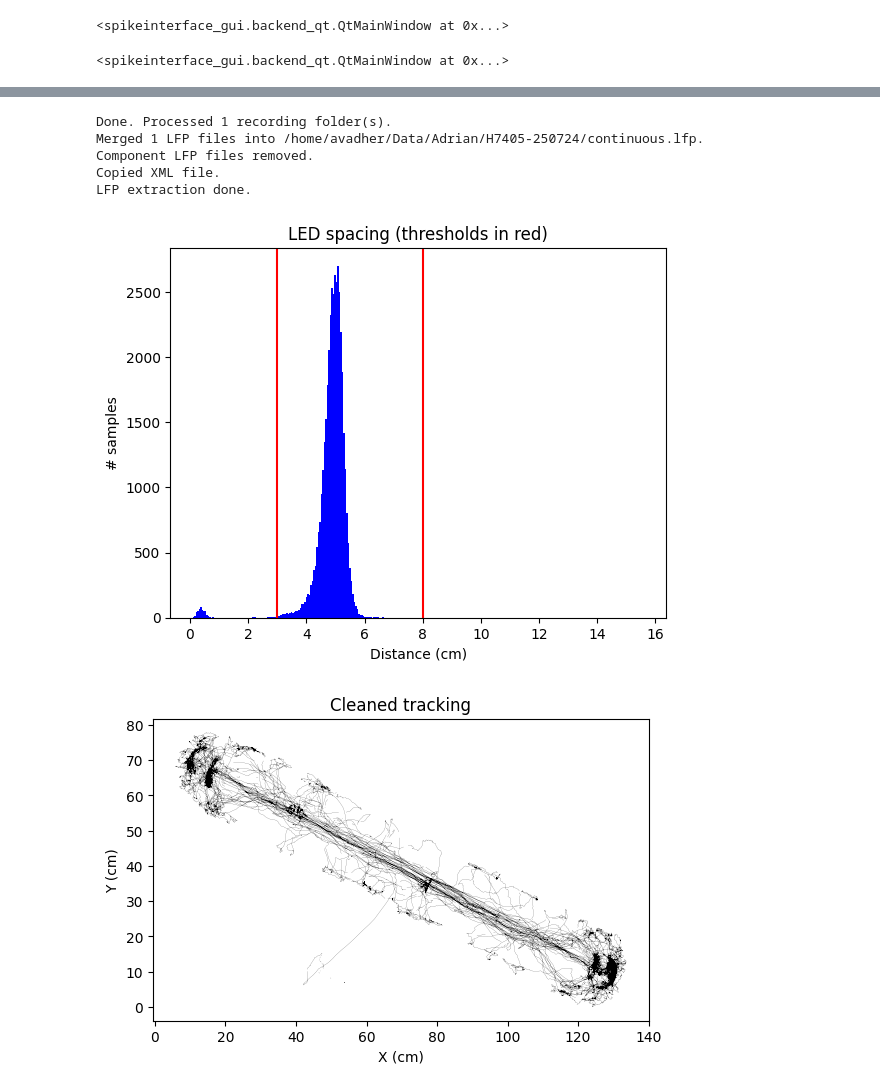
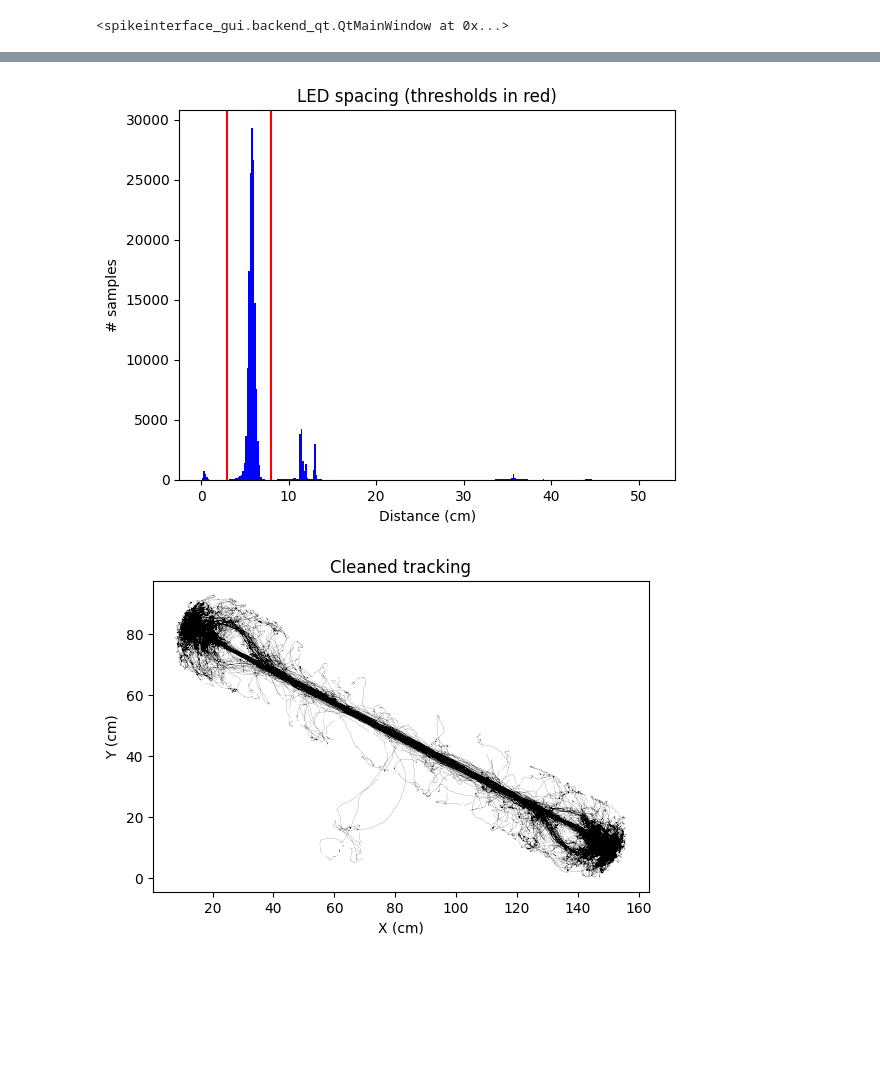
Before and after one commit to Wood-Dudchenko-lab/woodsort, a Jupyter notebook: pipelines_sorting/Pipeline_H7400.ipynb, the cells around one changed output, grey strips where cells are left out. Drawn from its saved outputs; the diff is of its cells as text; code cells hidden in the pictures; blank space fills up the shorter version.

```diff
--- a/pipelines_sorting/Pipeline_H7400.ipynb
+++ b/pipelines_sorting/Pipeline_H7400.ipynb
@@ -15,7 +15,7 @@ import warnings
 ### Parameters set manually ###
 
 # path to the recording folder (the folder containing the OpenEphys folder YYYY-MM-DD_hh-mm-ss)
-recfolder_path = '/home/avadher/Data/Adrian/H7405-250724/'
+recfolder_path = '/home/avadher/Data/Anna/H7407-250815/'
 
 # set parameters for probe
 shank_groups = [0, 1, 2, 3, 4, 5] # specify which groups in the xml file are shanks to be sorted (0-base)
@@ -28,9 +28,9 @@ n_jobs = 12  # number of CPU cores to run everything on
 analyzer_metrics_path = 'params/default_analyzer_metrics.json' # list of metrics for Analyzer to compute
 
 # set parameters for tracking
-ttl_channel = 64 # channel in DAT file where camera TTL pulses are registered (0-base)
+ttl_channel = 69 # channel in DAT file where camera TTL pulses are registered (0-base)
 column_names=['x_left','y_left','x_right','y_right']  # keep the same names but change order as recorded
-pixel_width = 0.1304  # size of one pixel in cm, get from video by typing pixelwidth in terminal
+pixel_width = 0.1529  # size of one pixel in cm, get from video by typing pixelwidth in terminal
 min_spacing = 3  # minimum spacing between two LEDs in cm
 max_spacing = 8  # maximum spacing between two LEDs in cm
 
@@ -47,7 +47,8 @@ spikesorting_path =recfolder_path / spikesorting_folder_name
 analyzer_folder_name = f"{session_name}_analyzer_{sorter}"
 analyzer_path = recfolder_path / analyzer_folder_name
 curation_path = analyzer_path / 'spikeinterface_gui/curation_data.json'
-
+print(curation_path)
+print(analyzer_path)
 # Set the number for cores for parallel processing
 si.set_global_job_kwargs(n_jobs=n_jobs)
 
@@ -136,18 +123,6 @@ analyzer = si.load_sorting_analyzer(analyzer_path)
 run_mainwindow(analyzer, mode="desktop", curation=True)
 # %% [output]
 <spikeinterface_gui.backend_qt.QtMainWindow at 0x...>
-# %%
-### Sanity check: apply curation to analyzer ###
-
-# default curation path
-curation_path = analyzer_path / "spikeinterface_gui/curation_data.json"
-with open(curation_path, "r") as f:
-    curation_dict = json.load(f)
-
-curated_analyzer = si.apply_curation(analyzer, curation_dict, merging_mode='soft')
-run_mainwindow(curated_analyzer, mode="desktop", curation=True)
-# %% [output]
-<spikeinterface_gui.backend_qt.QtMainWindow at 0x...>
 # %%
 ### Get other data from the recording ###
 
@@ -181,6 +156,6 @@ processed_tracking = woodsort.tracking.process_tracking_bonsai(
         plot=True)             # whether to show diagnostic plot
 
 # Extract LFP
-woodsort.lfp.extract_lfp_openephys(recfolder_path)
+#woodsort.lfp.extract_lfp_openephys(recfolder_path)
 # %% [output]
 Collecting sync messages...
@@ -203,9 +178,4 @@ Tracking processed.
-Done. Processed 1 recording folder(s).
-Merged 1 LFP files into /home/avadher/Data/Adrian/H7405-250724/continuous.lfp.
-Component LFP files removed.
-Copied XML file.
-LFP extraction done.
-[figure, old version]
+[figure, new version]
-[figure, old version]
+[figure, new version]
 # %%
 si.bandpass_filter?
```
Also changed, not shown: parts of 3 cells of this notebook, 2 other files.
